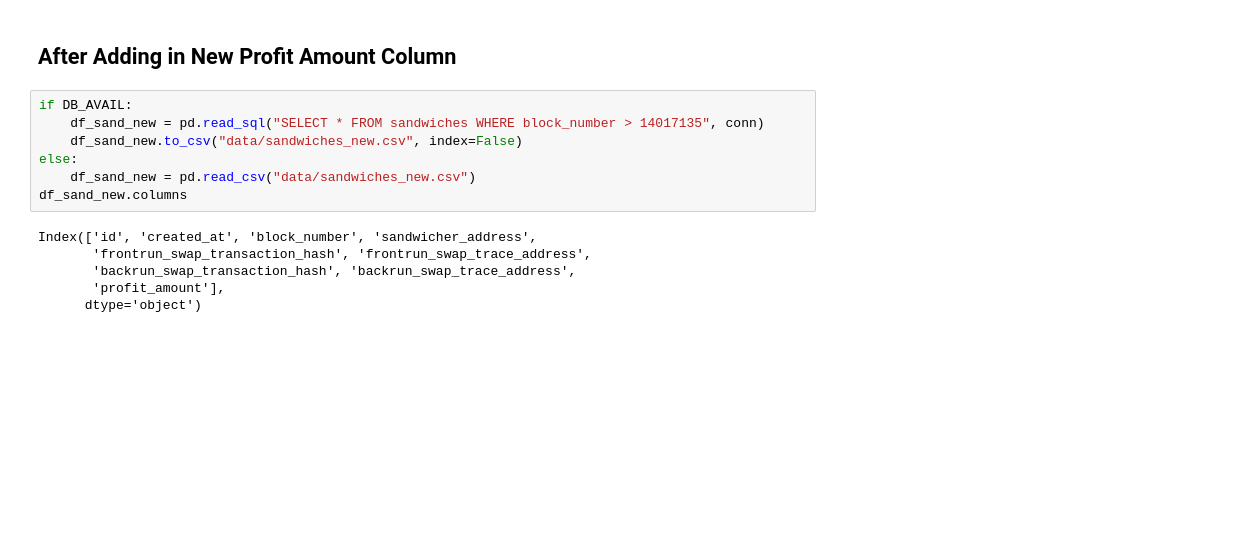
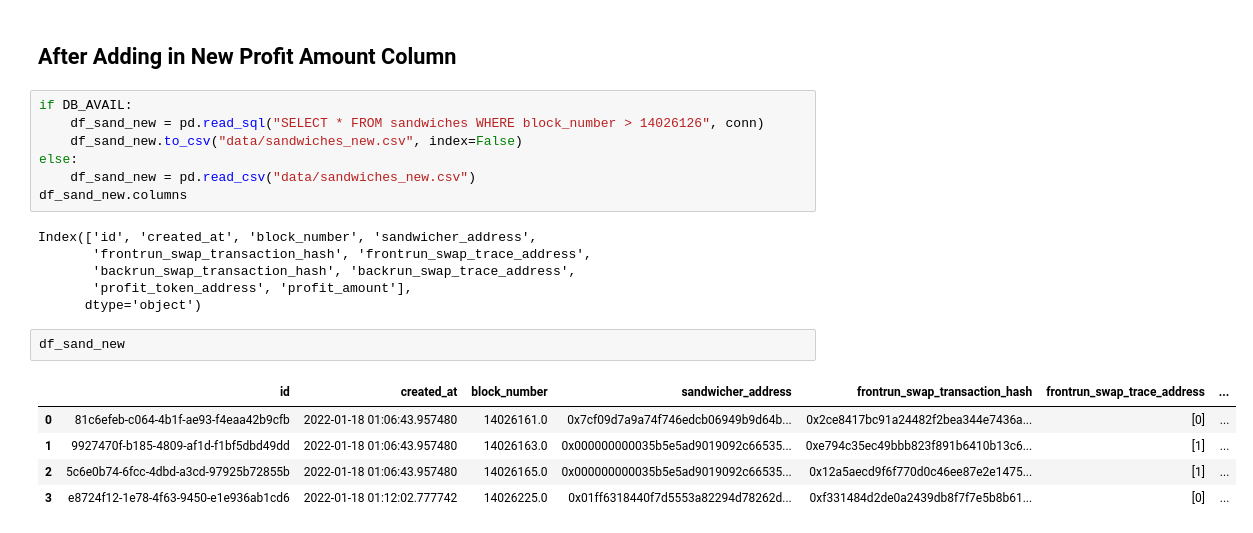
Before and after one commit to CalebEverett/mev-attacks, a Jupyter notebook: mev_attacks.ipynb, the cells around one changed output. Drawn from its saved outputs; the diff is of its cells as text; blank space fills up the shorter version.

Commit message:
add profit_token_address

```diff
--- a/mev_attacks.ipynb
+++ b/mev_attacks.ipynb
@@ -194,7 +189,7 @@ df_profit_freq.plot(kind="bar", title="Front Token In Profit Freq")
 ## After Adding in New Profit Amount Column
 # %%
 if DB_AVAIL:
-    df_sand_new = pd.read_sql("SELECT * FROM sandwiches WHERE block_number > 14017135", conn)
+    df_sand_new = pd.read_sql("SELECT * FROM sandwiches WHERE block_number > 14026126", conn)
     df_sand_new.to_csv("data/sandwiches_new.csv", index=False)
 else:
     df_sand_new = pd.read_csv("data/sandwiches_new.csv")
@@ -203,6 +198,14 @@ df_sand_new.columns
 Index(['id', 'created_at', 'block_number', 'sandwicher_address',
        'frontrun_swap_transaction_hash', 'frontrun_swap_trace_address',
        'backrun_swap_transaction_hash', 'backrun_swap_trace_address',
-       'profit_amount'],
+       'profit_token_address', 'profit_amount'],
       dtype='object')
+# %%
+df_sand_new
+# %% [output]
+|  | id | created_at | block_number | sandwicher_address | frontrun_swap_transaction_hash | frontrun_swap_trace_address | ... |
+| 0 | 81c6efeb-c064-4b1f-ae93-f4eaa42b9cfb | 2022-01-18 01:06:43.957480 | 14026161.0 | 0x7cf09d7a9a74f746edcb06949b9d64b... | 0x2ce8417bc91a24482f2bea344e7436a... | [0] | ... |
+| 1 | 9927470f-b185-4809-af1d-f1bf5dbd49dd | 2022-01-18 01:06:43.957480 | 14026163.0 | 0x000000000035b5e5ad9019092c66535... | 0xe794c35ec49bbb823f891b6410b13c6... | [1] | ... |
+| 2 | 5c6e0b74-6fcc-4dbd-a3cd-97925b72855b | 2022-01-18 01:06:43.957480 | 14026165.0 | 0x000000000035b5e5ad9019092c66535... | 0x12a5aecd9f6f770d0c46ee87e2e1475... | [1] | ... |
+| 3 | e8724f12-1e78-4f63-9450-e1e936ab1cd6 | 2022-01-18 01:12:02.777742 | 14026225.0 | 0x01ff6318440f7d5553a82294d78262d... | 0xf331484d2de0a2439db8f7f7e5b8b61... | [0] | ... |
 # %%
```
Also changed, not shown: parts of 7 cells of this notebook, 4 other files.
